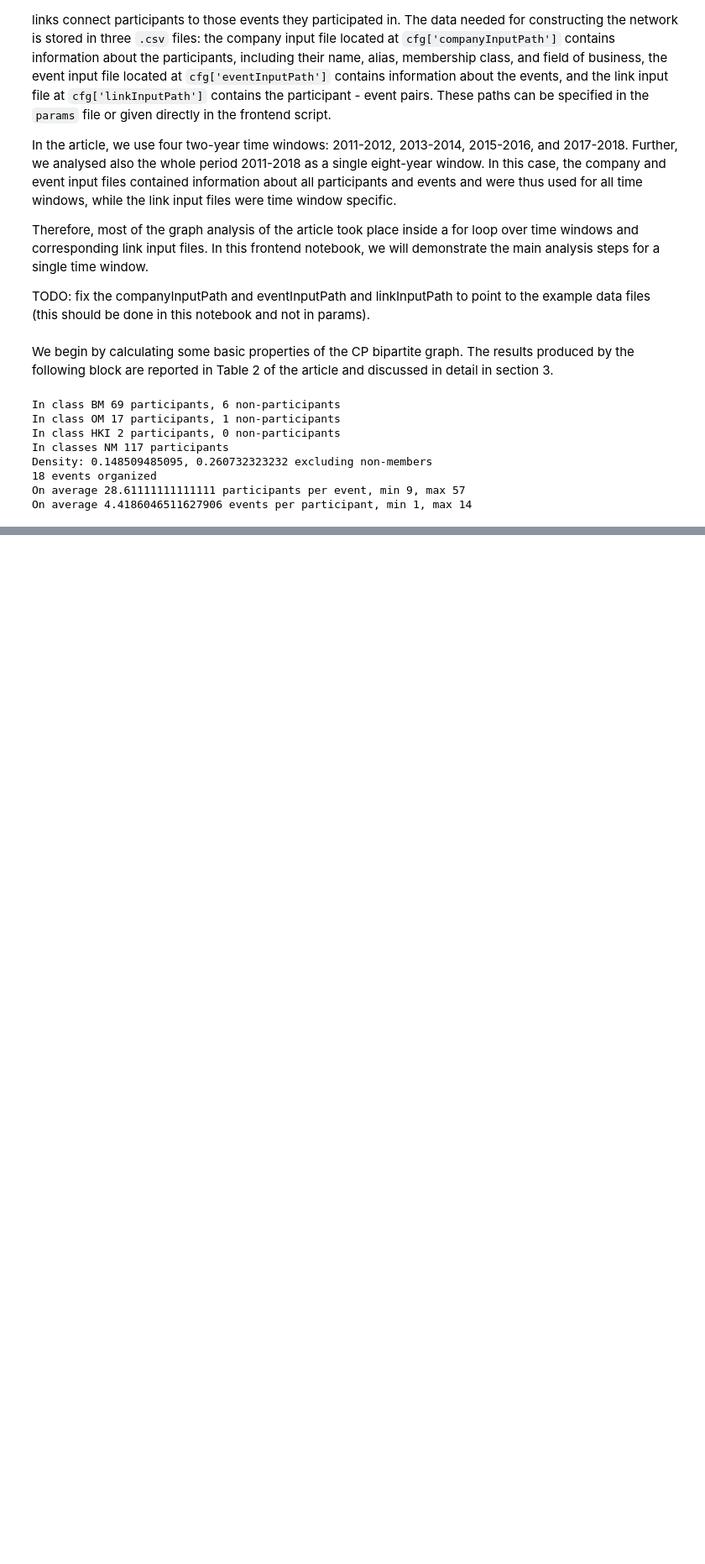
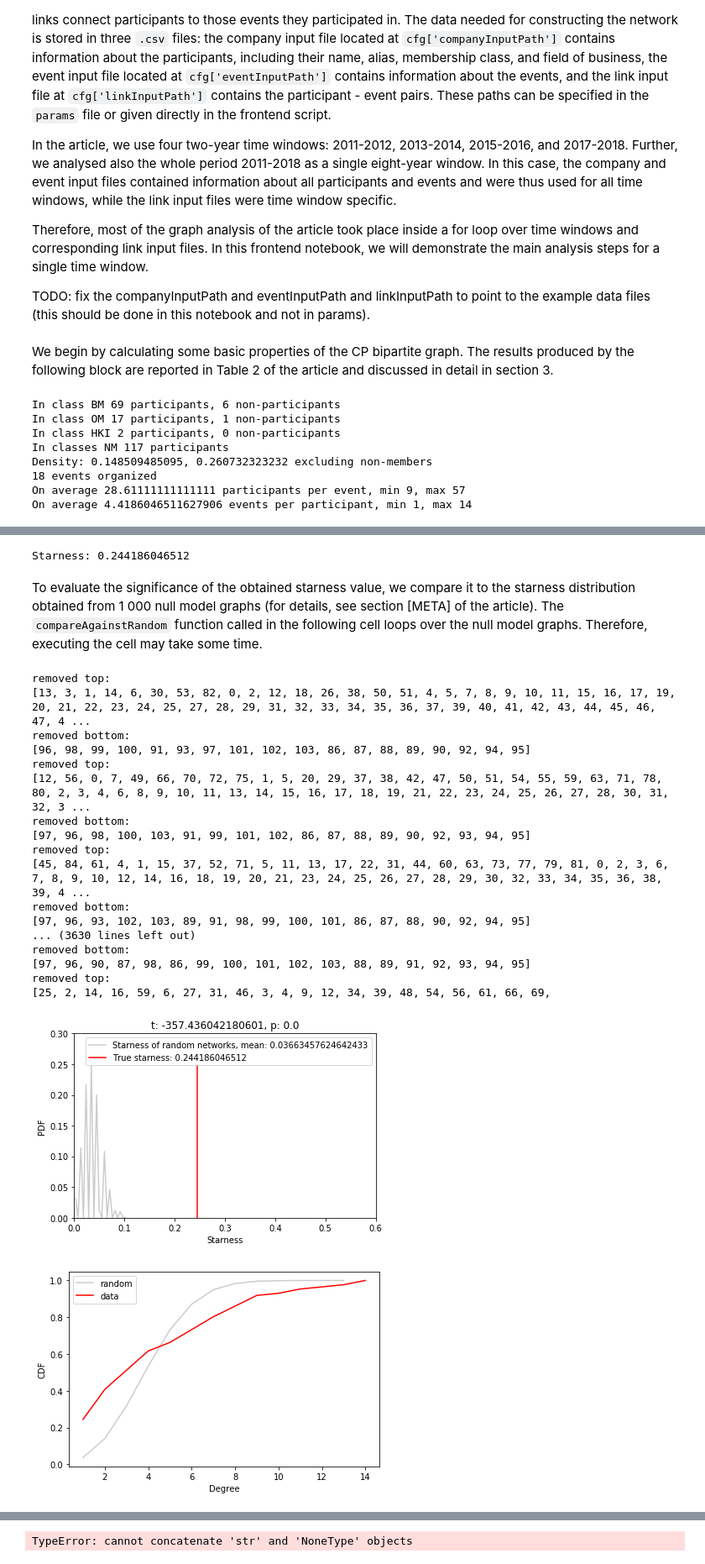
Before and after one commit to onerva-korhonen/climate-companions-bipartite, a Jupyter notebook: example.ipynb, the cells around one changed output, grey strips where cells are left out. Shown: that part at 84% size. Drawn from its saved outputs; the diff is of its cells as text; code cells hidden in the pictures; blank space fills up the shorter version.

```diff
--- a/example.ipynb
+++ b/example.ipynb
@@ -216,0 +232,32 @@ functions.drawNetwork(bnet,cfg)
+# %%
+cfg['nonMemberClasses'] = pms.nonMemberClassesForStarness
+cliques, cliqueInfo = functions.pruneStars(bnet,cliques,cliqueInfo,ignoreNonMembers=cfg['ignoreNonMembers'],nonMemberClasses=cfg['nonMemberClasses']) # this removes from the stars all non-members as well as participants that participated in more than one event
+starness = functions.getStarness(bnet,cliqueInfo,ignoreNonMembers=cfg['ignoreNonMembers'],nonMemberClasses=cfg['nonMemberClasses'])
+print 'Starness: ' + str(starness)
+# %% [output]
+Starness: 0.244186046512
+# %% [markdown]
+To evaluate the significance of the obtained starness value, we compare it to the starness distribution obtained from 1 000 null model graphs (for details, see section [META] of the article). The <code>compareAgainstRandom</code> function called in the following cell loops over the null model graphs. Therefore, executing the cell may take some time.
+# %%
+measures = {'starness':starness}
+functions.compareAgainstRandom(bnet,cfg,measures)
+# %% [output]
+removed top:
+[13, 3, 1, 14, 6, 30, 53, 82, 0, 2, 12, 18, 26, 38, 50, 51, 4, 5, 7, 8, 9, 10, 11, 15, 16, 17, 19, 20, 21, 22, 23, 24, 25, 27, 28, 29, 31, 32, 33, 34, 35, 36, 37, 39, 40, 41, 42, 43, 44, 45, 46, 47, 4 ...
+removed bottom:
+[96, 98, 99, 100, 91, 93, 97, 101, 102, 103, 86, 87, 88, 89, 90, 92, 94, 95]
+removed top:
+[12, 56, 0, 7, 49, 66, 70, 72, 75, 1, 5, 20, 29, 37, 38, 42, 47, 50, 51, 54, 55, 59, 63, 71, 78, 80, 2, 3, 4, 6, 8, 9, 10, 11, 13, 14, 15, 16, 17, 18, 19, 21, 22, 23, 24, 25, 26, 27, 28, 30, 31, 32, 3 ...
+removed bottom:
+[97, 96, 98, 100, 103, 91, 99, 101, 102, 86, 87, 88, 89, 90, 92, 93, 94, 95]
+removed top:
+[45, 84, 61, 4, 1, 15, 37, 52, 71, 5, 11, 13, 17, 22, 31, 44, 60, 63, 73, 77, 79, 81, 0, 2, 3, 6, 7, 8, 9, 10, 12, 14, 16, 18, 19, 20, 21, 23, 24, 25, 26, 27, 28, 29, 30, 32, 33, 34, 35, 36, 38, 39, 4 ...
+removed bottom:
+[97, 96, 93, 102, 103, 89, 91, 98, 99, 100, 101, 86, 87, 88, 90, 92, 94, 95]
+... (3630 lines left out)
+removed bottom:
+[97, 96, 90, 87, 98, 86, 99, 100, 101, 102, 103, 88, 89, 91, 92, 93, 94, 95]
+removed top:
+[25, 2, 14, 16, 59, 6, 27, 31, 46, 3, 4, 9, 12, 34, 39, 48, 54, 56, 61, 66, 69,
+[figure, added]
+[figure, added]
@@ -216,0 +265 @@ functions.drawNetwork(bnet,cfg)
+TypeError: cannot concatenate 'str' and 'NoneType' objects
```
Also changed, not shown: parts of 7 cells of this notebook.
